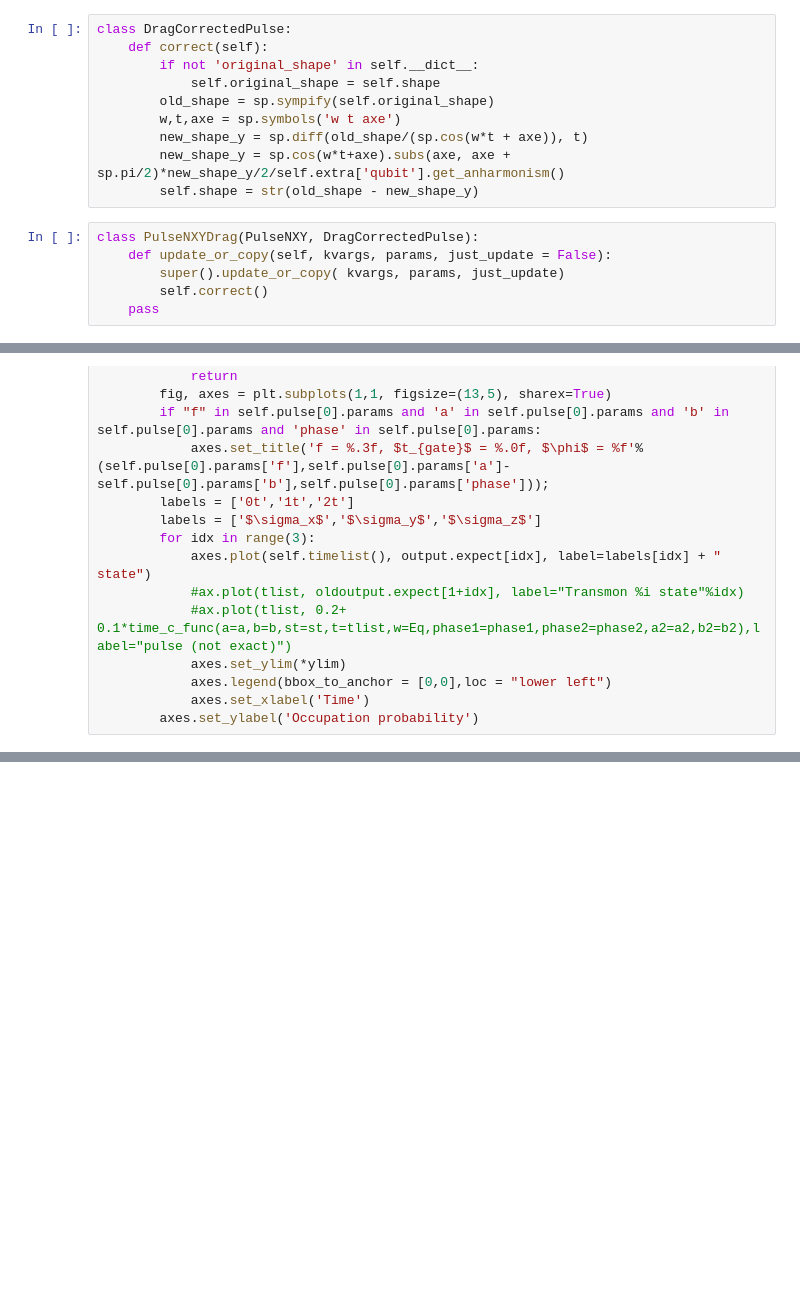
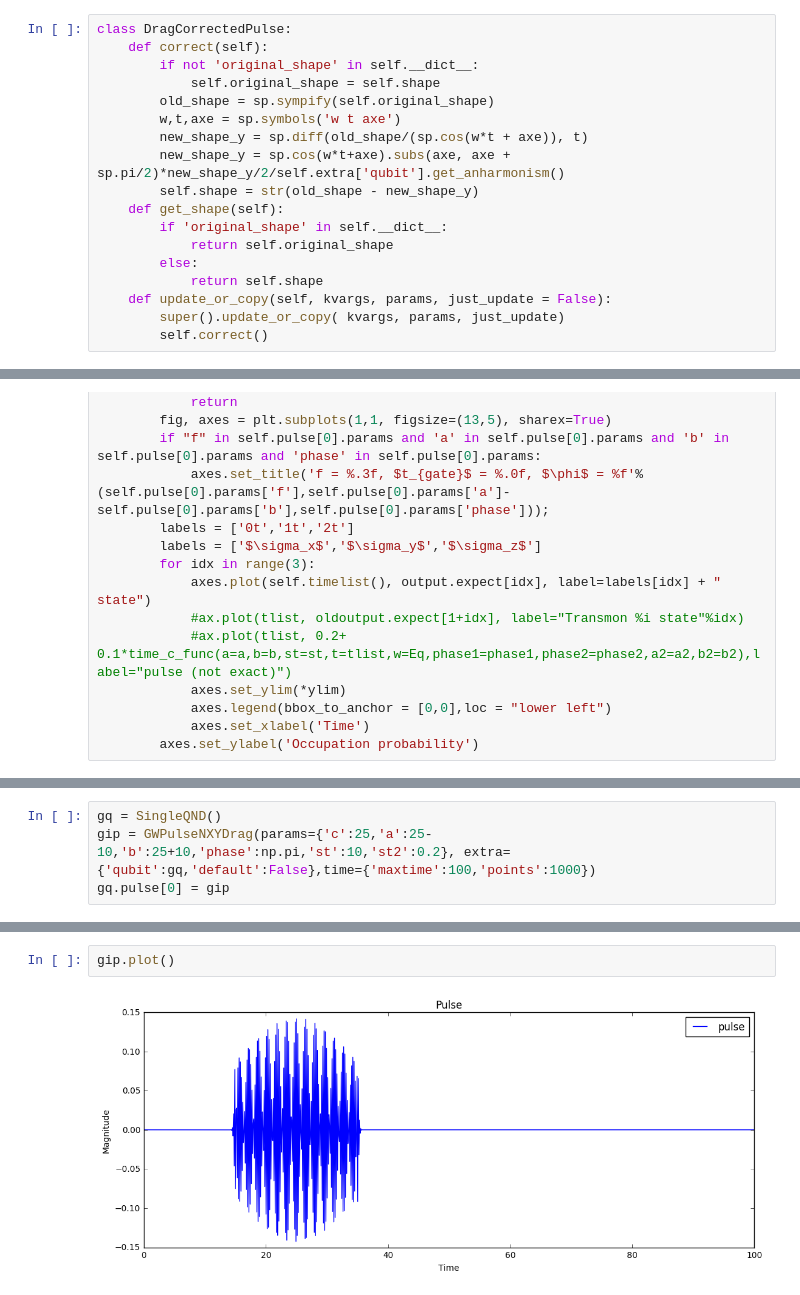
Before and after one commit to safoex/qubitlab, a Jupyter notebook: python/qutip/libqubitNd.ipynb, the cells around one changed output, grey strips where cells are left out. Drawn from its saved outputs; the diff is of its cells as text; blank space fills up the shorter version.

```diff
--- a/python/qutip/libqubitNd.ipynb
+++ b/python/qutip/libqubitNd.ipynb
@@ -138,9 +206,11 @@ class DragCorrectedPulse:
         new_shape_y = sp.diff(old_shape/(sp.cos(w*t + axe)), t)
         new_shape_y = sp.cos(w*t+axe).subs(axe, axe + sp.pi/2)*new_shape_y/2/self.extra['qubit'].get_anharmonism()
         self.shape = str(old_shape - new_shape_y)
+    def get_shape(self):
+        if 'original_shape' in self.__dict__:
+            return self.original_shape
+        else:
+            return self.shape
+    def update_or_copy(self, kvargs, params, just_update = False):
+        super().update_or_copy( kvargs, params, just_update)
+        self.correct()
-# %%
-class PulseNXYDrag(PulseNXY, DragCorrectedPulse):
-    def update_or_copy(self, kvargs, params, just_update = False):
-        super().update_or_copy( kvargs, params, just_update)
-        self.correct()
-    pass
@@ -332,0 +384,4 @@ identity(10).data.toarray()[1][1]
+# %%
+gq = SingleQND()
+gip = GWPulseNXYDrag(params={'c':25,'a':25-10,'b':25+10,'phase':np.pi,'st':10,'st2':0.2}, extra={'qubit':gq,'default':False},time={'maxtime':100,'points':1000})
+gq.pulse[0] = gip
@@ -332,0 +401,4 @@ identity(10).data.toarray()[1][1]
+# %%
+gip.plot()
+# %% [output]
+[figure, added]
```
Also changed, not shown: parts of 22 cells of this notebook, 2 other files.
